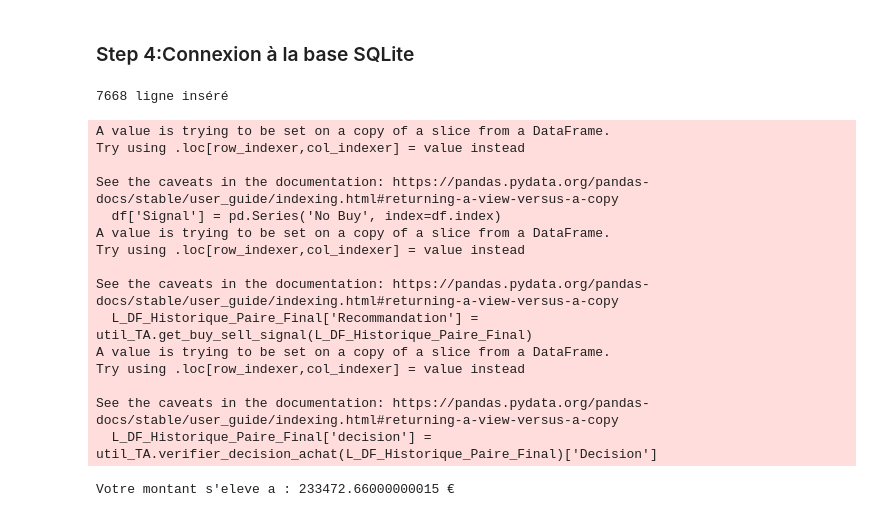
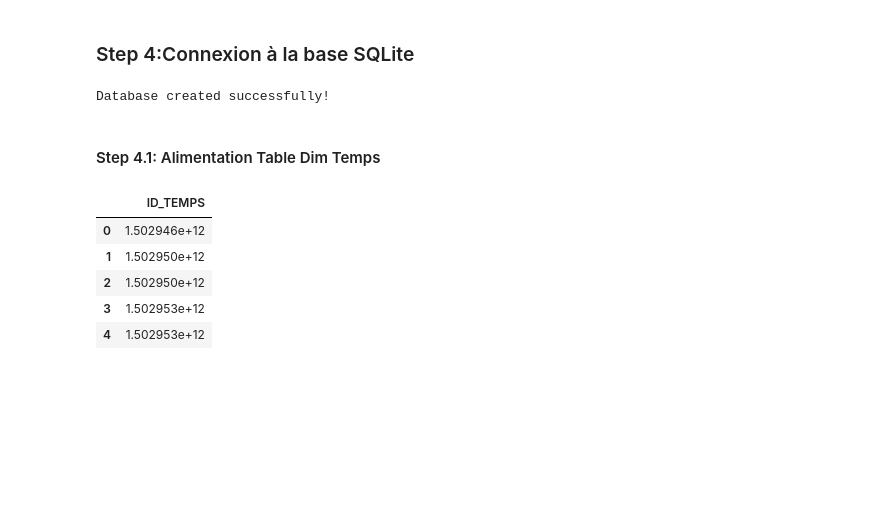
Before and after one commit to Arnoldyoussa/Projet_OPA, a Jupyter notebook: Load_Histo_Binance.ipynb, the cells around one changed output. Cells and saved outputs as stored; diff of their text form; code cells hidden in the pictures; blank space fills up the shorter version.

```diff
--- a/Load_Histo_Binance.ipynb
+++ b/Load_Histo_Binance.ipynb
@@ -92,44 +53,9 @@ L_DF_Historique_Paire_Final = L_DF_Historique_Paire_Update[['OPEN_TIME','Symbol'
-# %%
-# Insérer les données de l'historique de la paire dans la table "fait_situation_histo" de la base de données
-L_Resultat=L_Connexion_SQL.Alim_FaitSituation_Histo(L_DF_Historique_Paire_Final)
-
-# Afficher le nombre de lignes insérées
-print(L_Resultat, "lignes insérées")
-
-# Fermer la connexion à la base de données
-L_Connexion_SQL.CloseConnection()
-# %% [output]
-7668 ligne inséré
-# %%
-
-
-
-# Ajout de la colonne 'Recommandation' avec les signaux d'achat/vente
-L_DF_Historique_Paire_Final['Recommandation'] = util_TA.get_buy_sell_signal(L_DF_Historique_Paire_Final)
-# Ajout de la colonne 'decision' avec les décisions d'achat/vente
-L_DF_Historique_Paire_Final['decision'] = util_TA.verifier_decision_achat(L_DF_Historique_Paire_Final)['Decision']
-# Exportation du DataFrame en fichier CSV
-L_DF_Historique_Paire_Final.to_csv('aa.csv', index=False)
-# Simulation du trading avec les paramètres donnés et affichage du résultat
-L_Montant_Portefeuille = 10000
-L_Montant_Stop_Loss=0.01         #0.1 =10%  1=100%
-L_Montant_Take_Profit=0.05
-res = util_TA.simulate_trading(L_DF_Historique_Paire_Final, L_Montant_Portefeuille, L_Montant_Stop_Loss,L_Montant_Take_Profit)
-print("Votre montant s'eleve a :",res,"€")
-# %% [output]
-A value is trying to be set on a copy of a slice from a DataFrame.
-Try using .loc[row_indexer,col_indexer] = value instead
-
-See the caveats in the documentation: https://pandas.pydata.org/pandas-docs/stable/user_guide/indexing.html#returning-a-view-versus-a-copy
-  df['Signal'] = pd.Series('No Buy', index=df.index)
-A value is trying to be set on a copy of a slice from a DataFrame.
-Try using .loc[row_indexer,col_indexer] = value instead
-
-See the caveats in the documentation: https://pandas.pydata.org/pandas-docs/stable/user_guide/indexing.html#returning-a-view-versus-a-copy
-  L_DF_Historique_Paire_Final['Recommandation'] = util_TA.get_buy_sell_signal(L_DF_Historique_Paire_Final)
-A value is trying to be set on a copy of a slice from a DataFrame.
-Try using .loc[row_indexer,col_indexer] = value instead
-
-See the caveats in the documentation: https://pandas.pydata.org/pandas-docs/stable/user_guide/indexing.html#returning-a-view-versus-a-copy
-  L_DF_Historique_Paire_Final['decision'] = util_TA.verifier_decision_achat(L_DF_Historique_Paire_Final)['Decision']
-Votre montant s'eleve a : 233472.66000000015 €
+# %%
+#Connexion à la base SQLite
+
+
+Base_SQL = DAO_SQL.Drivers_SQLite(Nom_Base_SQL)
+# %% [output]
+Database created successfully!
+# %% [markdown]
+#### Step 4.1: Alimentation Table Dim Temps
@@ -135,0 +66,23 @@ Votre montant s'eleve a : 233472.66000000015 €
+# %%
+
+# Formatage du Résultat dns un DataFrame
+
+R = list()
+for i in Liste_Temps :
+    for y in i['Detail']:
+        if y['Open_time'] not in R:
+            R.append(y['Open_time'])
+
+        if y['Close_time'] not in R:
+            R.append(y['Close_time'])
+
+DimTemps = pd.DataFrame(R, columns = ['ID_TEMPS'] , dtype='float')
+
+DimTemps.head()
+# %% [output]
+|  | ID_TEMPS |
+| 0 | 1.502946e+12 |
+| 1 | 1.502950e+12 |
+| 2 | 1.502950e+12 |
+| 3 | 1.502953e+12 |
+| 4 | 1.502953e+12 |
```
Also changed, not shown: parts of 24 cells of this notebook, 12 other files.
